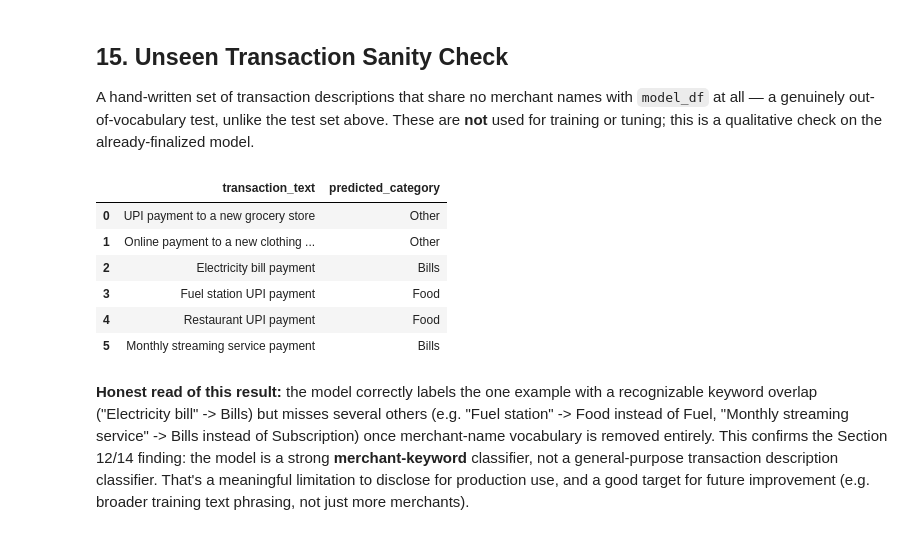
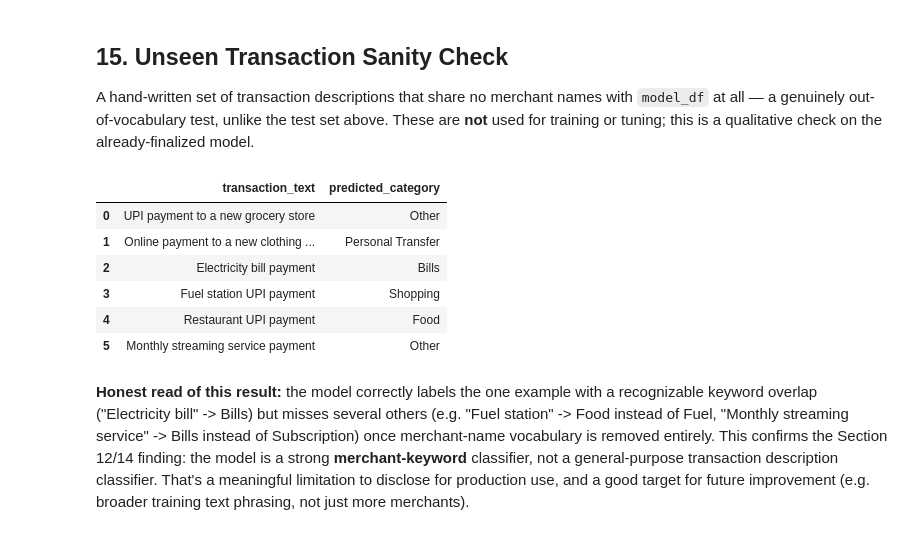
Before and after one commit to SatheMonika04/AI-Financial-Wellness-Coach, a Jupyter notebook: src/Expense_Categorization/transaction_categorization_model.ipynb, the cells around one changed output. Saved outputs shown, nothing was run; the diff lists cells and outputs as text; code cells hidden in the pictures.

```diff
--- a/src/Expense_Categorization/transaction_categorization_model.ipynb
+++ b/src/Expense_Categorization/transaction_categorization_model.ipynb
@@ -5,7 +5,7 @@ import seaborn as sns
 import matplotlib.pyplot as plt
 # %%
 model_df = pd.read_csv(
-    "D:/clg_project/AI-Financial-Wellness-Coach/data/processed/expense_features.csv"
+    "D:/clg_project/AI-Financial-Wellness-Coach/data/master/transaction_classification_augmented_v2.csv"
 )
 
 print(model_df.shape)
@@ -1292,18 +1281,19 @@ Miscellaneous       1.00      1.00      1.00        39
 The `Salary` class has 0% recall in the unweighted models. This is not random noise — as Section 6 flagged, Salary has only 2 unique `transaction_text` patterns in the whole dataset, and the group split placed a completely different phrasing in validation than in train. The unweighted models, dominated by the majority classes, never learn to recognize the minority pattern at all. This is exactly the kind of minority-class failure that justifies testing `class_weight="balanced"` as a controlled experiment.
 # %%
 logreg_balanced = LogisticRegression(
-    max_iter=2000, C=1.0, class_weight="balanced", random_state=RANDOM_STATE
+    max_iter=2000, C=0.1, class_weight="balanced", random_state=RANDOM_STATE
 )
 logreg_balanced.fit(X_train_transformed, y_train)
 pred_logreg_bal_val = logreg_balanced.predict(X_val_transformed)
 
-svm_balanced = LinearSVC(C=1.0, class_weight="balanced", random_state=RANDOM_STATE)
+# Lower C penalizes large coefficients and reduces overfitting on sparse text features.
+svm_balanced = LinearSVC(C=0.1, class_weight="balanced", random_state=RANDOM_STATE)
 svm_balanced.fit(X_train_transformed, y_train)
 pred_svm_bal_val = svm_balanced.predict(X_val_transformed)
 
 balanced_results = [
-    compute_metrics(y_val, pred_logreg_bal_val, "Logistic Regression (balanced)"),
-    compute_metrics(y_val, pred_svm_bal_val, "Linear SVM (balanced)"),
+    compute_metrics(y_val, pred_logreg_bal_val, "Logistic Regression (balanced, C=0.1)"),
+    compute_metrics(y_val, pred_svm_bal_val, "Linear SVM (balanced, C=0.1)"),
 ]
 balanced_results_df = pd.DataFrame(balanced_results)[
     ["Model", "Accuracy", "Macro Precision", "Macro Recall", "Macro F1", "Weighted F1"]
@@ -1509,36 +1505,36 @@ A hand-written set of transaction descriptions that share no merchant names with
 # %%
 unseen_examples = pd.DataFrame({
     "transaction_text": [
         "UPI payment to a new grocery store",
         "Online payment to a new clothing store",
         "Electricity bill payment",
         "Fuel station UPI payment",
         "Restaurant UPI payment",
         "Monthly streaming service payment",
     ],
     "amount": [500.0, 1200.0, 2000.0, 800.0, 650.0, 499.0],
     "payment_method": ["Upi", "Upi", "Upi", "Upi", "Upi", "Upi"],
     "transaction_type": ["Debit"] * 6,
 })
 unseen_examples["amount_log"] = np.log1p(unseen_examples["amount"])
 unseen_examples = unseen_examples[features]
 
 unseen_transformed = preprocessor.transform(unseen_examples)
-unseen_preds = svm_balanced.predict(unseen_transformed)
+unseen_preds = logreg_balanced.predict(unseen_transformed)
 
 sanity_check_df = pd.DataFrame({
     "transaction_text": unseen_examples["transaction_text"],
     "predicted_category": unseen_preds,
 })
 sanity_check_df
 # %% [output]
 |  | transaction_text | predicted_category |
 | 0 | UPI payment to a new grocery store | Other |
-| 1 | Online payment to a new clothing ... | Other |
+| 1 | Online payment to a new clothing ... | Personal Transfer |
 | 2 | Electricity bill payment | Bills |
-| 3 | Fuel station UPI payment | Food |
+| 3 | Fuel station UPI payment | Shopping |
 | 4 | Restaurant UPI payment | Food |
-| 5 | Monthly streaming service payment | Bills |
+| 5 | Monthly streaming service payment | Other |
 # %% [markdown]
 **Honest read of this result:** the model correctly labels the one example with a recognizable keyword overlap ("Electricity bill" -> Bills) but misses several others (e.g. "Fuel station" -> Food instead of Fuel, "Monthly streaming service" -> Bills instead of Subscription) once merchant-name vocabulary is removed entirely. This confirms the Section 12/14 finding: the model is a strong **merchant-keyword** classifier, not a general-purpose transaction description classifier. That's a meaningful limitation to disclose for production use, and a good target for future improvement (e.g. broader training text phrasing, not just more merchants).
 # %% [markdown]
```
Also changed, not shown: parts of 49 cells of this notebook, 12 other files.
